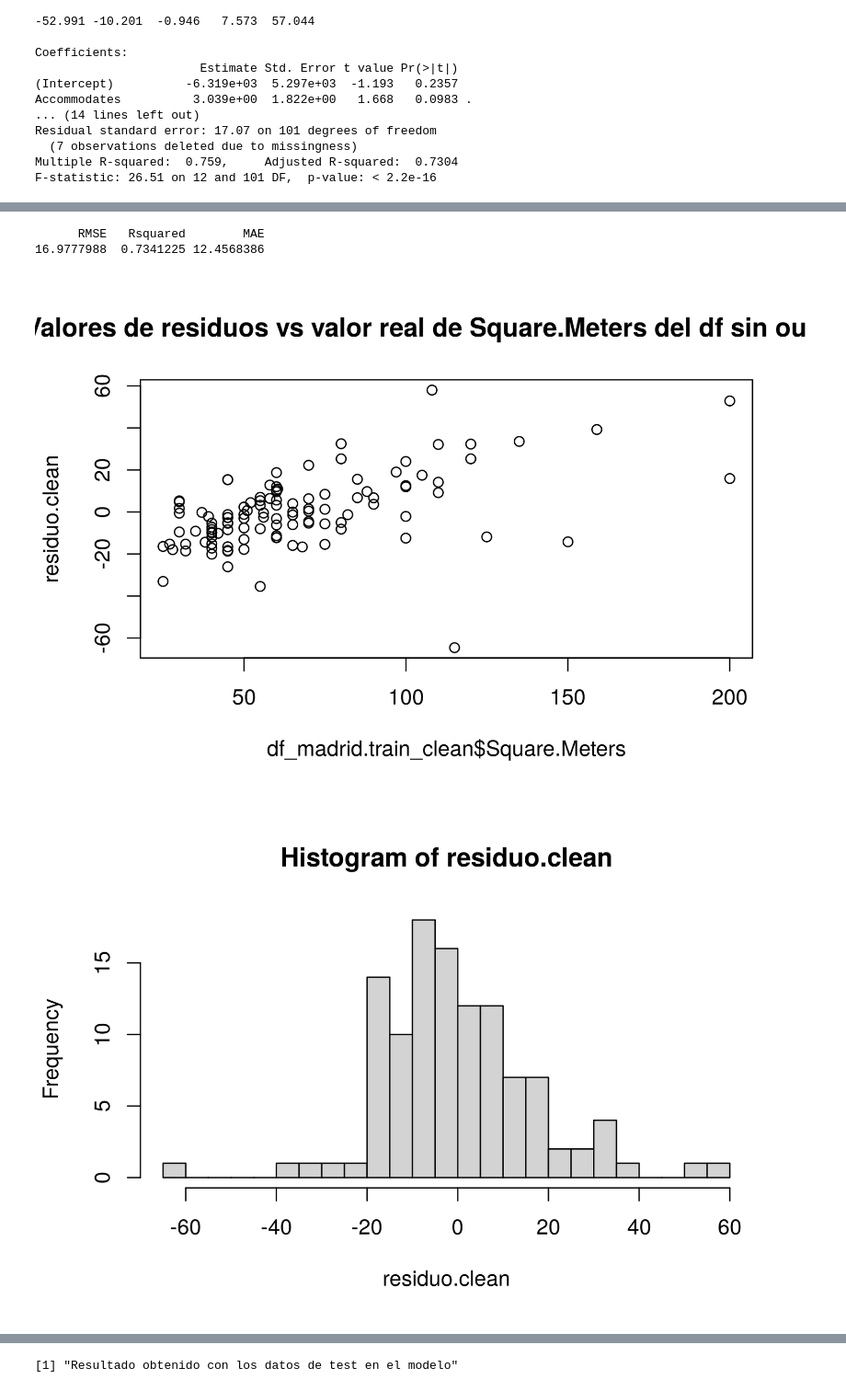
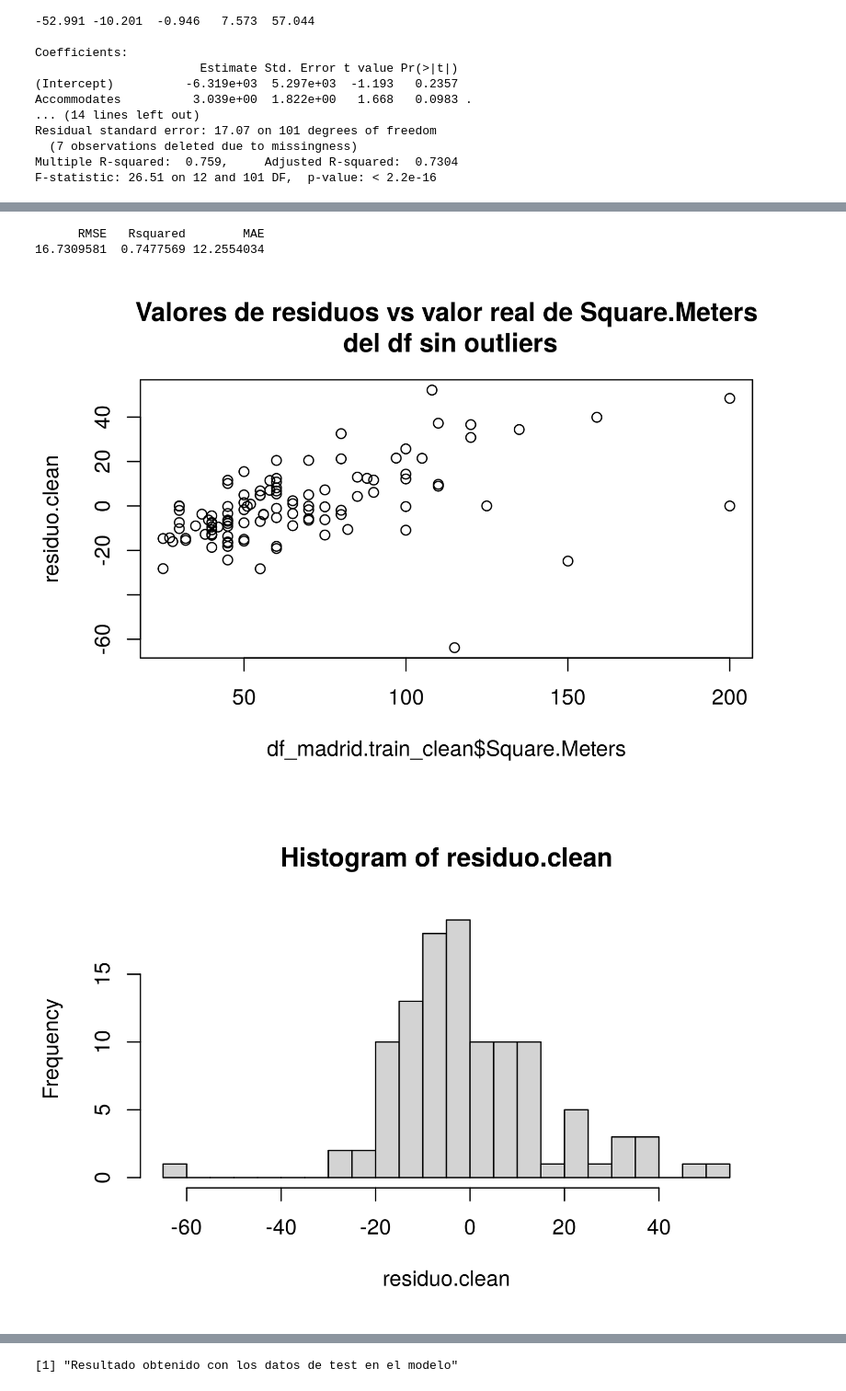
Before and after one commit to Prilom/Data_Mining, a Jupyter notebook: Practica-PabloRilo.ipynb, the cells around one changed output, grey strips where cells are left out. Shown at 92% size. Cells and saved outputs as stored; diff of their text form; code cells hidden in the pictures.

```diff
--- a/Practica-PabloRilo.ipynb
+++ b/Practica-PabloRilo.ipynb
@@ -239,6 +237,5 @@ F-statistic: 37.43 on 8 and 101 DF,  p-value: < 2.2e-16
 # %%
-#Generamos una nueva columna en el df con los valores de Square.Meters predicho por nuestro modelo
-df_madrid.train$SqMePredict <- predict(lm_model3, df_madrid.train)
+df_madrid.train$SqMePredict <- predict(lm_model, df_madrid.train)
 paste('Valores del modelo en training:')
 caret::postResample(pred=df_madrid.train$SqMePredict, obs= df_madrid.train$Square.Meters)
 residuo <- df_madrid.train$Square.Meters-df_madrid.train$SqMePredict
@@ -264,0 +259,4 @@ plot(cd)
+# %%
+cd <- cooks.distance(lm_model)
+plot(cd)
+abline(h=0.4,col='red')
@@ -267,6 +268,9 @@ plot(cd)
 df_madrid.train_clean <- df_madrid.train[cd<0.4,]
 # %%
-lm_model_final <- lm(Square.Meters~Accommodates+Beds+Bathrooms+Bedrooms+Price+Review.Scores.Rating+neighb_id , data=df_madrid.train_clean)
+#A pesar de obtener un pvalor alto en coeficientes como Beds y Review.Scores.Rating
+#optamos por no eliminarlos ya que no mejoraba el modelo
+formula <- Square.Meters~Accommodates+Beds+Bathrooms+Bedrooms+Price+Review.Scores.Rating+neighb_id
+lm_model_final <- lm(formula, data=df_madrid.train_clean)
 summary(lm_model_final)
 # %% [output]
 Call:
@@ -290,12 +296,12 @@ F-statistic: 35.55 on 8 and 103 DF,  p-value: < 2.2e-16
 paste('Valores del modelo en training con outliers:')
 caret::postResample(pred=df_madrid.train$SqMePredict, obs= df_madrid.train$Square.Meters)
 
-#Volvemos a realizar la predicción en base al nuevo df sin outliers
+#Generamos nuevo modelo
 df_madrid.train_clean$SqMePredict <- predict(lm_model_final, df_madrid.train_clean)
-paste('Valores del modelo en training sin outliers:')
+paste('Valores del modelo en training eliminando outliers:')
 caret::postResample(pred=df_madrid.train_clean$SqMePredict, obs= df_madrid.train_clean$Square.Meters)
 residuo.clean <- df_madrid.train_clean$Square.Meters-df_madrid.train_clean$SqMePredict
-plot(df_madrid.train_clean$Square.Meters,residuo.clean, main='Valores de residuos vs valor real de Square.Meters del df sin outliers')
+plot(df_madrid.train_clean$Square.Meters,residuo.clean, main='Valores de residuos vs valor real de Square.Meters\n del df sin outliers')
 hist(residuo.clean,20)
 # %% [output]
 [1] "Valores del modelo en training con outliers:"
@@ -305,7 +311,7 @@ hist(residuo.clean,20)
       RMSE   Rsquared        MAE
-16.9777988  0.7341225 12.4568386
+16.7309581  0.7477569 12.2554034
-[figure, old version]
+[figure, new version]
-[figure, old version]
+[figure, new version]
 # %%
 #Generamos grafica qqnorm para ver si ha mejorado la distribución tras eliminar los outliers
 qqnorm(residuo.clean)
```
Also changed, not shown: parts of 43 cells of this notebook.
